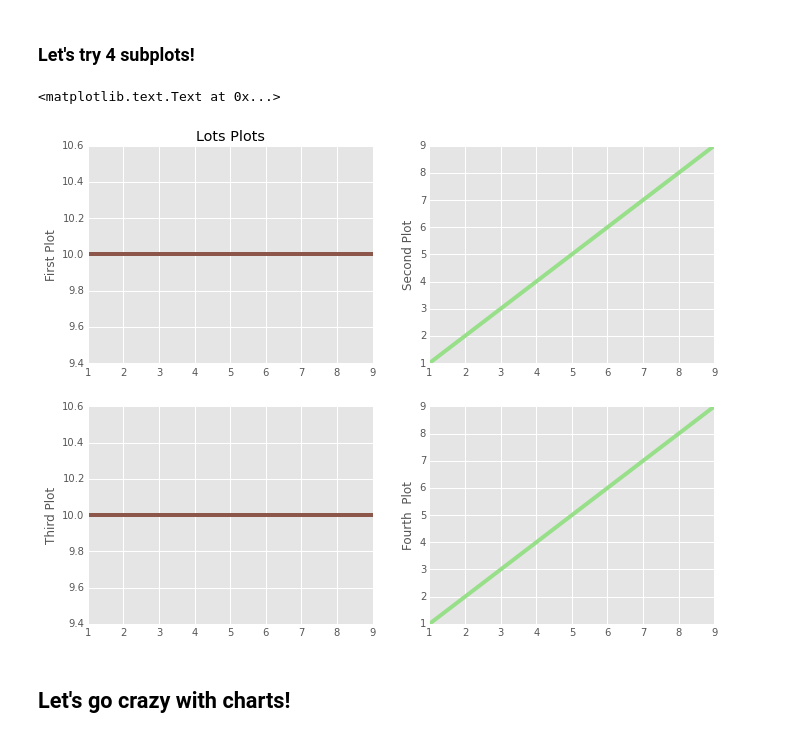
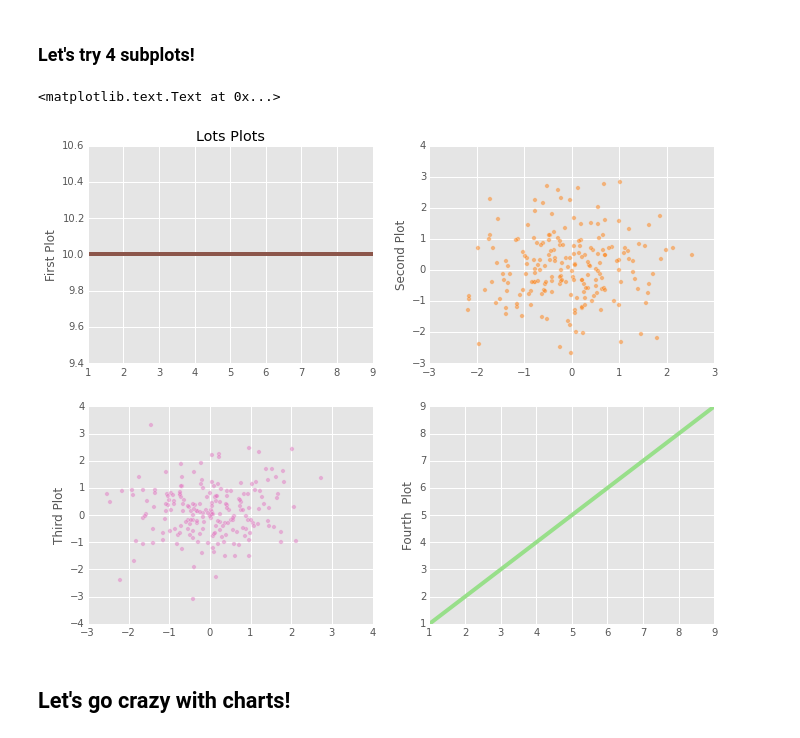
Before and after one commit to stefsy/matplotlib-charts, a Jupyter notebook: PythonPH September 2015 - Charts in MPL.ipynb, the cells around one changed output. Saved outputs shown, nothing was run; the diff lists cells and outputs as text; code cells hidden in the pictures.

```diff
--- a/PythonPH September 2015 - Charts in MPL.ipynb
+++ b/PythonPH September 2015 - Charts in MPL.ipynb
@@ -142,35 +152,35 @@ plt.ylabel('Second Plot')
 # %%
 # this sets the figure on which we'll draw all the subplots
 plt.figure(figsize=(10,8))
 
 # data
 x = np.arange(1,10)
 y1 = [10 for y in range(1,10)]
 y2 = np.arange(1,10)
 
 # first subplot
 plt.subplot(2, 2, 1)
 plt.plot(x, y1, c=tableau20[10])
 plt.title('Lots Plots')
 plt.ylabel('First Plot')
 
 # second subplot
 plt.subplot(2, 2, 2)
-plt.plot(x, y2, c=tableau20[5])
+plt.scatter(np.random.randn(200), np.random.randn(200), c=tableau20[2], alpha=0.5, label="orange")
 plt.ylabel('Second Plot')
 
 # third subplot
 plt.subplot(2, 2, 3)
-plt.plot(x, y1, c=tableau20[10])
+plt.scatter(np.random.randn(200), np.random.randn(200), c=tableau20[12], alpha=0.5, label="orange")
 plt.ylabel('Third Plot')
 
 # fourth subplot
 plt.subplot(2, 2, 4)
 plt.plot(x, y2, c=tableau20[5])
 plt.ylabel('Fourth  Plot')
 # %% [output]
 <matplotlib.text.Text at 0x...>
-[figure, old version]
+[figure, new version]
 # %% [markdown]
 ## Let's go crazy with charts!
 # %%
```
Also changed, not shown: parts of 8 cells of this notebook.
